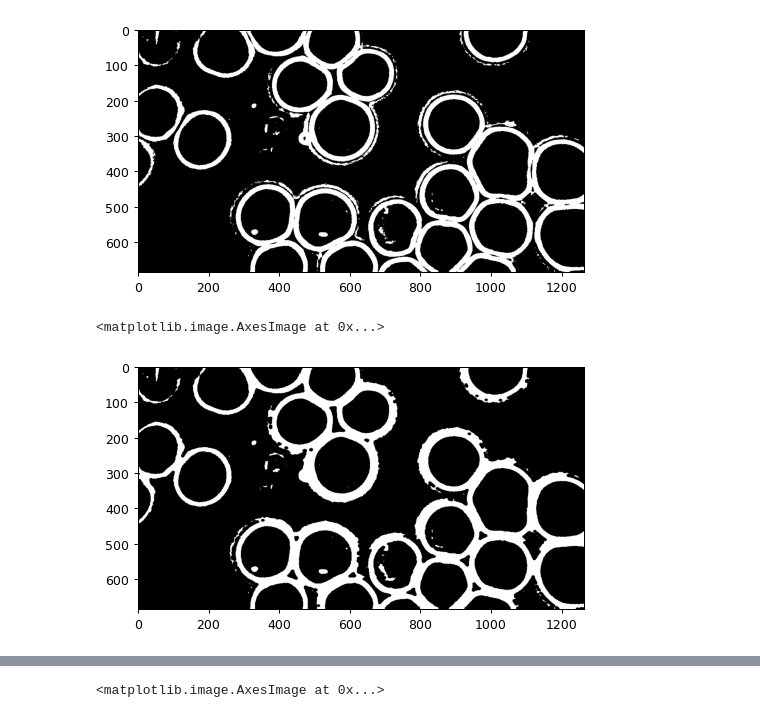
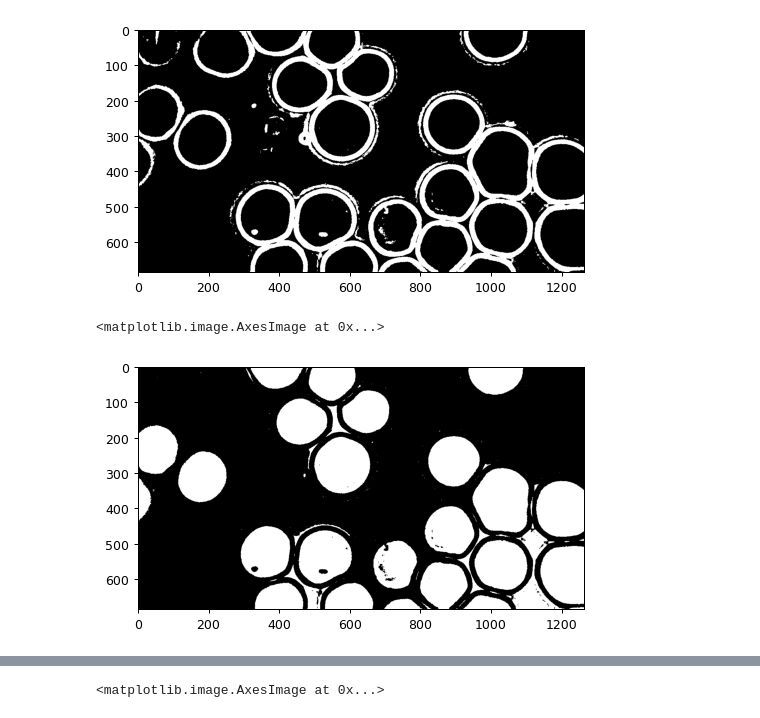
Before and after one commit to handlessdude/cv-labs, a Jupyter notebook: lab-08.ipynb, the cells around one changed output, grey strips where cells are left out. Drawn from its saved outputs; the diff is of its cells as text; code cells hidden in the pictures.

```diff
--- a/lab-08.ipynb
+++ b/lab-08.ipynb
@@ -152,8 +152,9 @@ plt.imshow(tres, cmap='gray')
 [figure]
 # %%
 cleaned_img = tres.copy()
-cleaned_img = cv2.morphologyEx(tres,cv2.MORPH_CLOSE, k5, iterations=2)
+cv2.floodFill(cleaned_img, None, (150, 150), 255)
+cv2.bitwise_not(cleaned_img, cleaned_img)
 plt.imshow(cleaned_img, cmap='gray')
 # %% [output]
 <matplotlib.image.AxesImage at 0x...>
-[figure, old version]
+[figure, new version]
```
Also changed, not shown: parts of 3 cells of this notebook.
